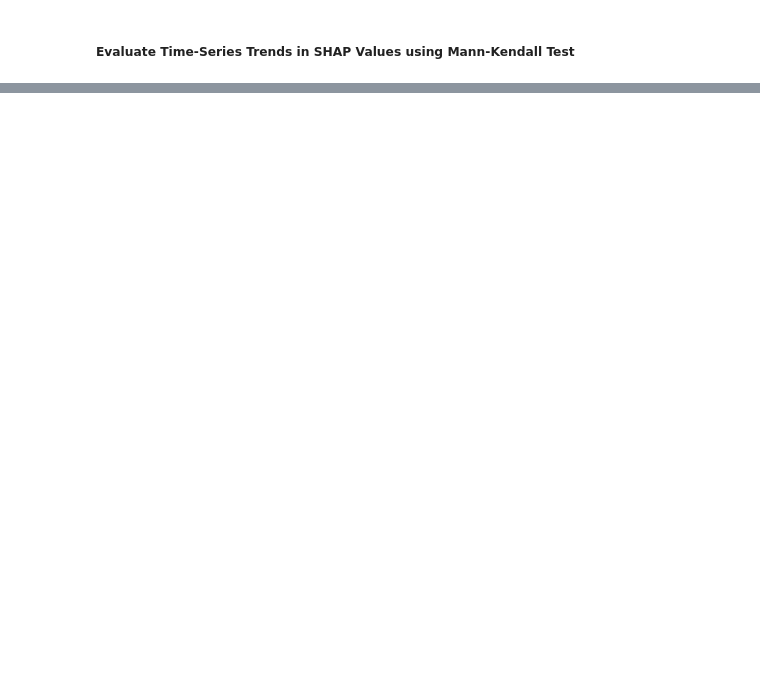
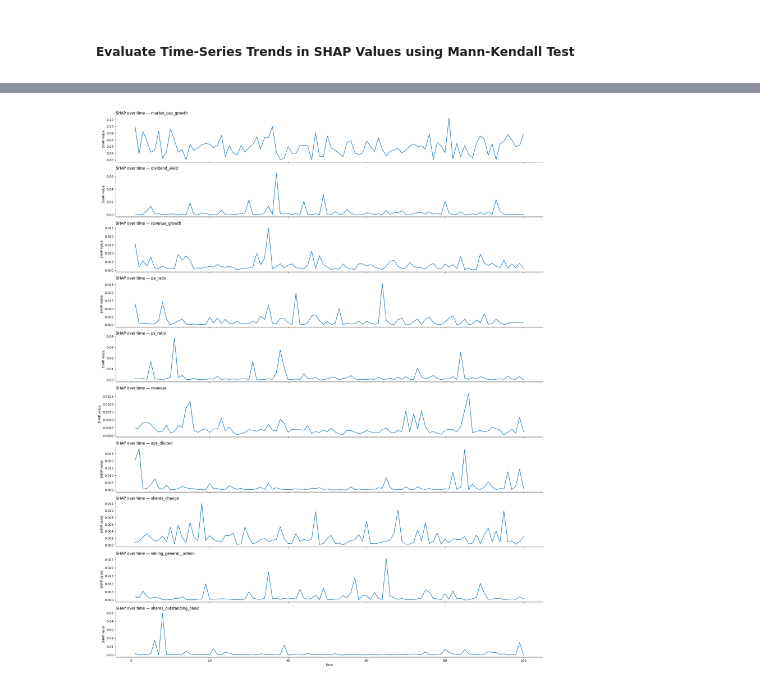
Before and after one commit to jasonericr/dissertation, a Jupyter notebook: dissertation.ipynb, the cells around one changed output, grey strips where cells are left out. Drawn from its saved outputs; the diff is of its cells as text; code cells hidden in the pictures; blank space fills up the shorter version.

```diff
--- a/dissertation.ipynb
+++ b/dissertation.ipynb
@@ -704,0 +858,9 @@ plt.show()
+# %%
+# plot top features based off highest absolute shap values
+top_n = 10
+top_mean_shap_feat_df = shap_mean_by_features.nlargest(top_n, 'shap_feat_mean')
+top_std_shap_feat_df = shap_std_by_features.nlargest(top_n, 'shap_feat_std')
+
+# Collect feature names with highest mean and standard deviation
+top_mean_shap_features = top_mean_shap_feat_df.features.unique().tolist()
+top_std_shap_features = top_std_shap_feat_df.features.unique().tolist()
@@ -705,3 +869,3 @@ plt.show()
 # %%
-all_shap_df = all_shap_df.sort_values(by=['period_index'], ascending=False)
+all_shap_df['time_series'] = (all_shap_df['period_index'].max()+1)-all_shap_df['period_index']
 all_shap_df.head()
@@ -707,0 +879,26 @@ all_shap_df.head()
+# %%
+# Visualize each line chart for the features with the top 10 highest SHAP means
+fig, axes = plt.subplots(nrows=top_n, ncols=1, figsize=(20, 2.5*top_n), sharex=True)
+
+for i, feature in enumerate(top_mean_shap_features):
+    ax = axes[i]
+    data = all_shap_df[all_shap_df['features'] == feature]
+
+    sns.lineplot(
+        data=data,
+        x='time_series',
+        y='shap_vals',
+        ax=ax
+    )
+
+    ax.set_title(f"SHAP over time — {feature}", loc='left')
+    ax.set_ylabel("SHAP value")
+    ax.legend_.remove() if ax.get_legend() else None
+    sns.despine(ax=ax)
+
+axes[-1].set_xlabel("Time")
+plt.tight_layout()
+plt.savefig('/content/drive/MyDrive/data/shap_mean_by_features.jpeg')
+plt.show()
+# %% [output]
+[figure, added]
```
Also changed, not shown: parts of 32 cells of this notebook.
